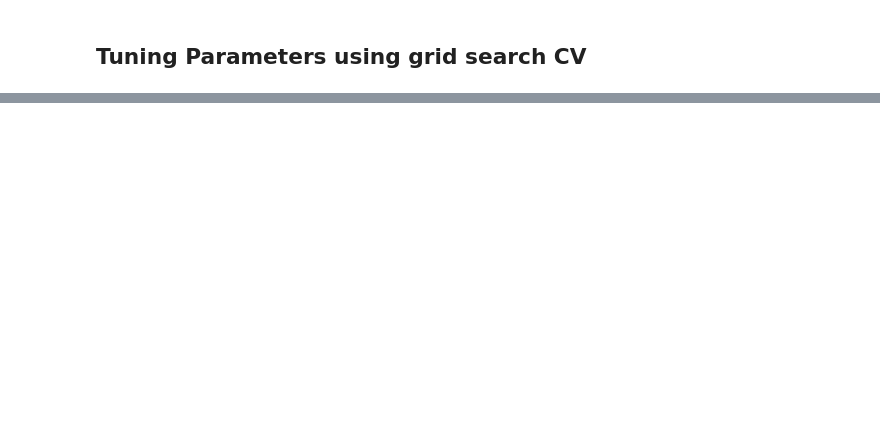
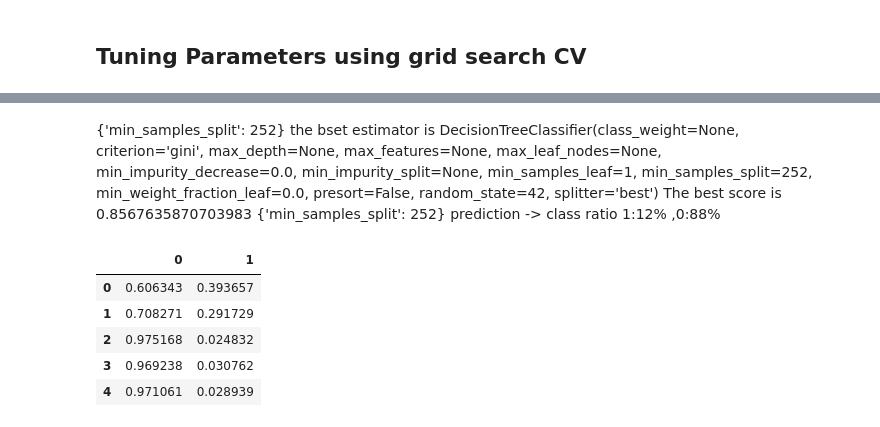
Before and after one commit to alabrashJr/ML_Project, a Jupyter notebook: Final Project.ipynb, the cells around one changed output, grey strips where cells are left out. Cells and saved outputs as stored; diff of their text form; code cells hidden in the pictures; blank space fills up the shorter version.

```diff
--- a/Final Project.ipynb
+++ b/Final Project.ipynb
@@ -369,0 +176,5 @@ Cross-Validation Score : 94.505%
+# %%
+model=LogisticRegression(C=100)
+model.fit(X_train_b,y_train_b)
+prediction=model.predict(X_val_b)
+metrics.roc_auc_score(y_val_b,prediction)
@@ -369,0 +221,5 @@ Cross-Validation Score : 94.505%
+# %%
+model=RandomForestClassifier(n_estimators=100)# a simple random forest model
+model.fit(X_train_b,y_train_b)
+prediction=model.predict(X_val_b)
+metrics.roc_auc_score(y_val_b,prediction)
@@ -477,0 +293,13 @@ avg / total       0.99      0.99      0.99       170
+# %% [markdown]
+{'min_samples_split': 252}
+the bset estimator is
+DecisionTreeClassifier(class_weight=None, criterion='gini', max_depth=None,
+            max_features=None, max_leaf_nodes=None,
+            min_impurity_decrease=0.0, min_impurity_split=None,
+            min_samples_leaf=1, min_samples_split=252,
+            min_weight_fraction_leaf=0.0, presort=False, random_state=42,
+            splitter='best')
+The best score is
+0.8567635870703983
+{'min_samples_split': 252}
+prediction -> class ratio 1:12% ,0:88%
@@ -477,0 +312,9 @@ avg / total       0.99      0.99      0.99       170
+# %%
+df = pd.DataFrame(prediction)
+# %% [output]
+|  | 0 | 1 |
+| 0 | 0.606343 | 0.393657 |
+| 1 | 0.708271 | 0.291729 |
+| 2 | 0.975168 | 0.024832 |
+| 3 | 0.969238 | 0.030762 |
+| 4 | 0.971061 | 0.028939 |
```
Also changed, not shown: parts of 101 cells of this notebook.
